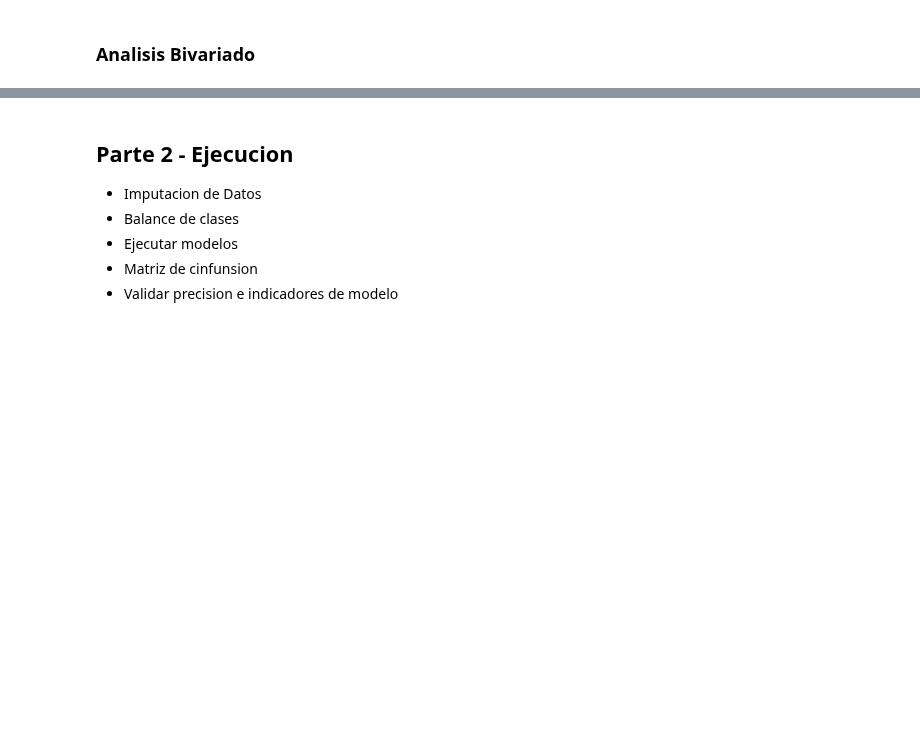
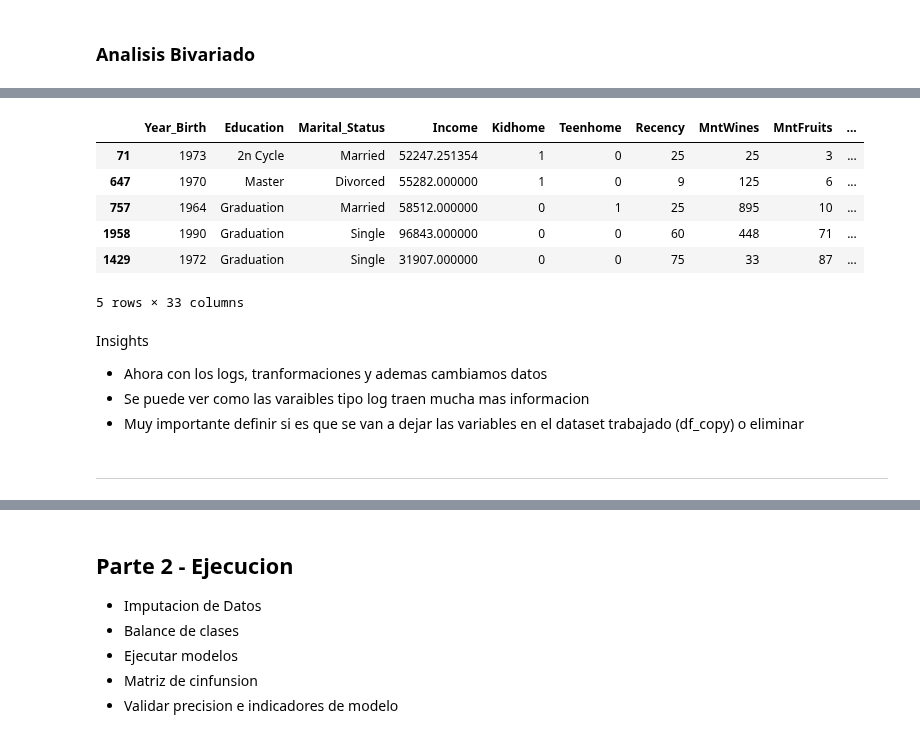
Before and after one commit to BryanHs20/Python-para-Data-Analyst, a Jupyter notebook: Python Avanzado/Machine Learning/Machine Learning.ipynb, the cells around one changed output, grey strips where cells are left out. Cells and saved outputs as stored; diff of their text form; code cells hidden in the pictures; blank space fills up the shorter version.

```diff
--- a/Python Avanzado/Machine Learning/Machine Learning.ipynb
+++ b/Python Avanzado/Machine Learning/Machine Learning.ipynb
@@ -230,0 +388,39 @@ Insights de la Correlacion
+# %%
+# Generamos una copia del df original
+df_copy = df.copy()
+# %%
+# Eliminamos el ID
+df_copy.drop('ID', axis=1, inplace=True)
+# %%
+# Eliminamos dt_customer
+df_copy.drop('Dt_Customer',axis= 1, inplace=True)
+# %%
+# Generamos las variables trnafosmadas logarimicamente
+# Para variables que tienen el sesgo alto
+df_copy['MntWines-log'] = np.log(df_copy['MntWines'] + 1)
+df_copy['MntFruits-log'] = np.log(df_copy['MntFruits'] + 1)
+df_copy['MntMeatProducts-log'] = np.log(df_copy['MntMeatProducts'] + 1)
+df_copy['MntFishProducts-log'] = np.log(df_copy['MntFishProducts'] + 1)
+df_copy['MntSweetProducts-log'] = np.log(df_copy['MntSweetProducts'] + 1)
+df_copy['NumDealsPurchases-log'] = np.log(df_copy['NumDealsPurchases'] + 1)
+df_copy['NumWebPurchases-log'] = np.log(df_copy['NumWebPurchases'] + 1)
+df_copy['NumCatalogPurchases-log'] = np.log(df_copy['NumCatalogPurchases'] + 1)
+
+# Se usa el +1 para evitar errores de log(0) que nos daria division para cero
+# %%
+df_copy.sample(5)
+# %% [output]
+|  | Year_Birth | Education | Marital_Status | Income | Kidhome | Teenhome | Recency | MntWines | MntFruits | ... |
+| 71 | 1973 | 2n Cycle | Married | 52247.251354 | 1 | 0 | 25 | 25 | 3 | ... |
+| 647 | 1970 | Master | Divorced | 55282.000000 | 1 | 0 | 9 | 125 | 6 | ... |
+| 757 | 1964 | Graduation | Married | 58512.000000 | 0 | 1 | 25 | 895 | 10 | ... |
+| 1958 | 1990 | Graduation | Single | 96843.000000 | 0 | 0 | 60 | 448 | 71 | ... |
+| 1429 | 1972 | Graduation | Single | 31907.000000 | 0 | 0 | 75 | 33 | 87 | ... |
+5 rows × 33 columns
+# %% [markdown]
+Insights
+- Ahora con los logs, tranformaciones y ademas cambiamos datos
+- Se puede ver como las varaibles tipo log traen mucha mas informacion
+- Muy importante definir si es que se van a dejar las variables en el dataset trabajado (df_copy) o eliminar
+# %% [markdown]
+---
```
Also changed, not shown: parts of 21 cells of this notebook.
